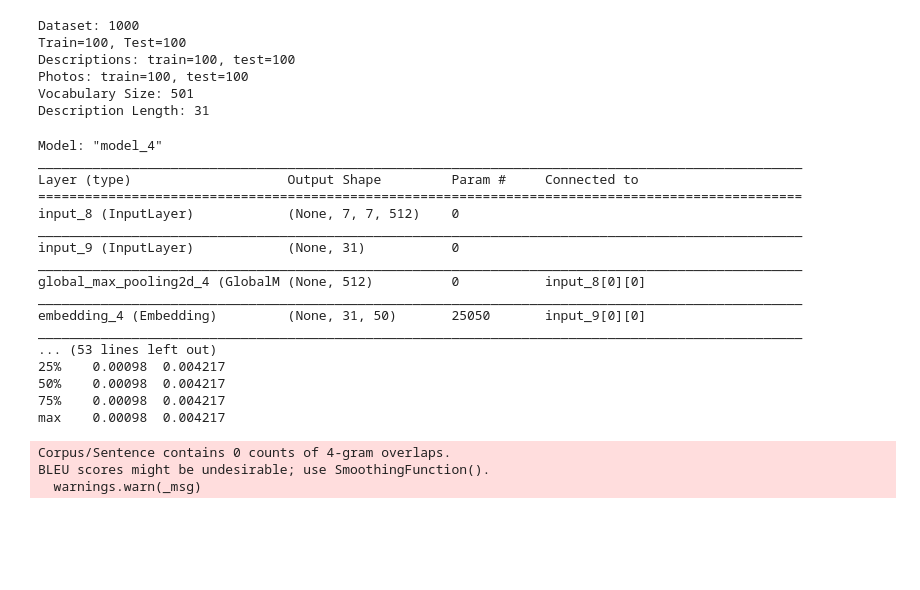
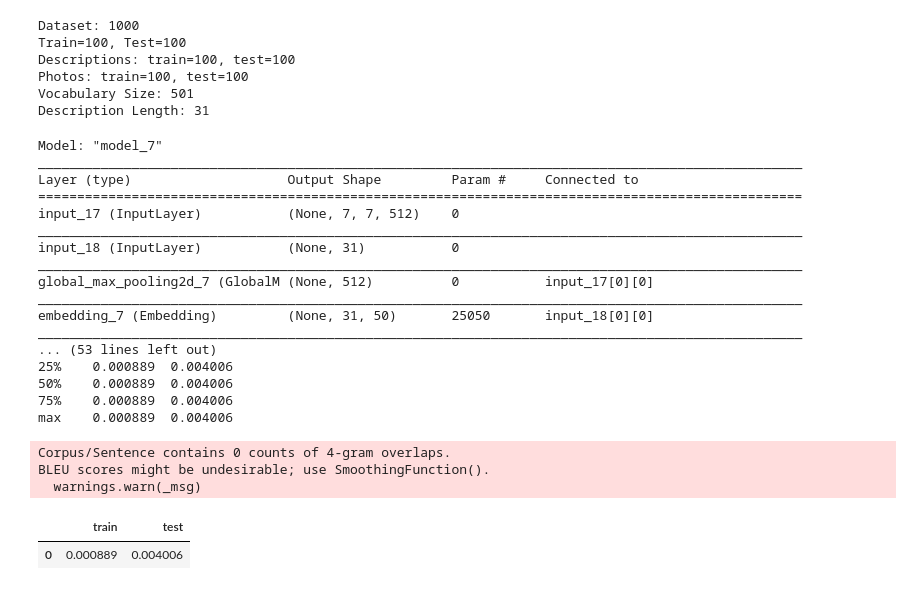
Before and after one commit to duttagoutam/LJMUMasters, a Jupyter notebook: ImageCaptioningFlickr8kFinal.ipynb, the cells around one changed output. Saved outputs shown, nothing was run; the diff lists cells and outputs as text; code cells hidden in the pictures; blank space fills up the shorter version.

```diff
--- a/ImageCaptioningFlickr8kFinal.ipynb
+++ b/ImageCaptioningFlickr8kFinal.ipynb
@@ -835,7 +1082,7 @@ def run_experiment(model_name, func_name, verbose, n_epochs, n_photos_per_update
   df.to_csv(resultFolder+'/'+model_name+'.csv', index=False)
 # %%
 # define experiment
-model_name = 'baseline1'
+model_name = 'newbaseline1'
 verbose = 1
 n_epochs = 10
 n_photos_per_update = 2
@@ -844,26 +1091,34 @@ n_repeats = 1
 #func = define_model(vocab_size, max_length)
 run_experiment(model_name, define_model, verbose, n_epochs, n_photos_per_update, n_batches_per_epoch, n_repeats)
 # %% [output]
-Model: "model_4"
+Model: "model_7"
 __________________________________________________________________________________________________
 Layer (type)                    Output Shape         Param #     Connected to
 ==================================================================================================
-input_8 (InputLayer)            (None, 7, 7, 512)    0
+input_17 (InputLayer)           (None, 7, 7, 512)    0
 __________________________________________________________________________________________________
-input_9 (InputLayer)            (None, 31)           0
+input_18 (InputLayer)           (None, 31)           0
 __________________________________________________________________________________________________
-global_max_pooling2d_4 (GlobalM (None, 512)          0           input_8[0][0]
+global_max_pooling2d_7 (GlobalM (None, 512)          0           input_17[0][0]
 __________________________________________________________________________________________________
-embedding_4 (Embedding)         (None, 31, 50)       25050       input_9[0][0]
+embedding_7 (Embedding)         (None, 31, 50)       25050       input_18[0][0]
 __________________________________________________________________________________________________
 ... (53 lines left out)
-25%    0.00098  0.004217
-50%    0.00098  0.004217
-75%    0.00098  0.004217
-max    0.00098  0.004217
+25%    0.000889  0.004006
+50%    0.000889  0.004006
+75%    0.000889  0.004006
+max    0.000889  0.004006
 Corpus/Sentence contains 0 counts of 4-gram overlaps.
 BLEU scores might be undesirable; use SmoothingFunction().
   warnings.warn(_msg)
+# %%
+resultFile = resultFolder+'/'+'newbaseline1.csv'
+data = pd.read_csv(resultFile)
+# Preview the first 5 lines of the loaded data
+data.head(5)
+# %% [output]
+|  | train | test |
+| 0 | 0.000889 | 0.004006 |
 # %%
 # Generate Baseline model
 model_name = 'baseline_generate'
```
Also changed, not shown: parts of 23 cells of this notebook.
